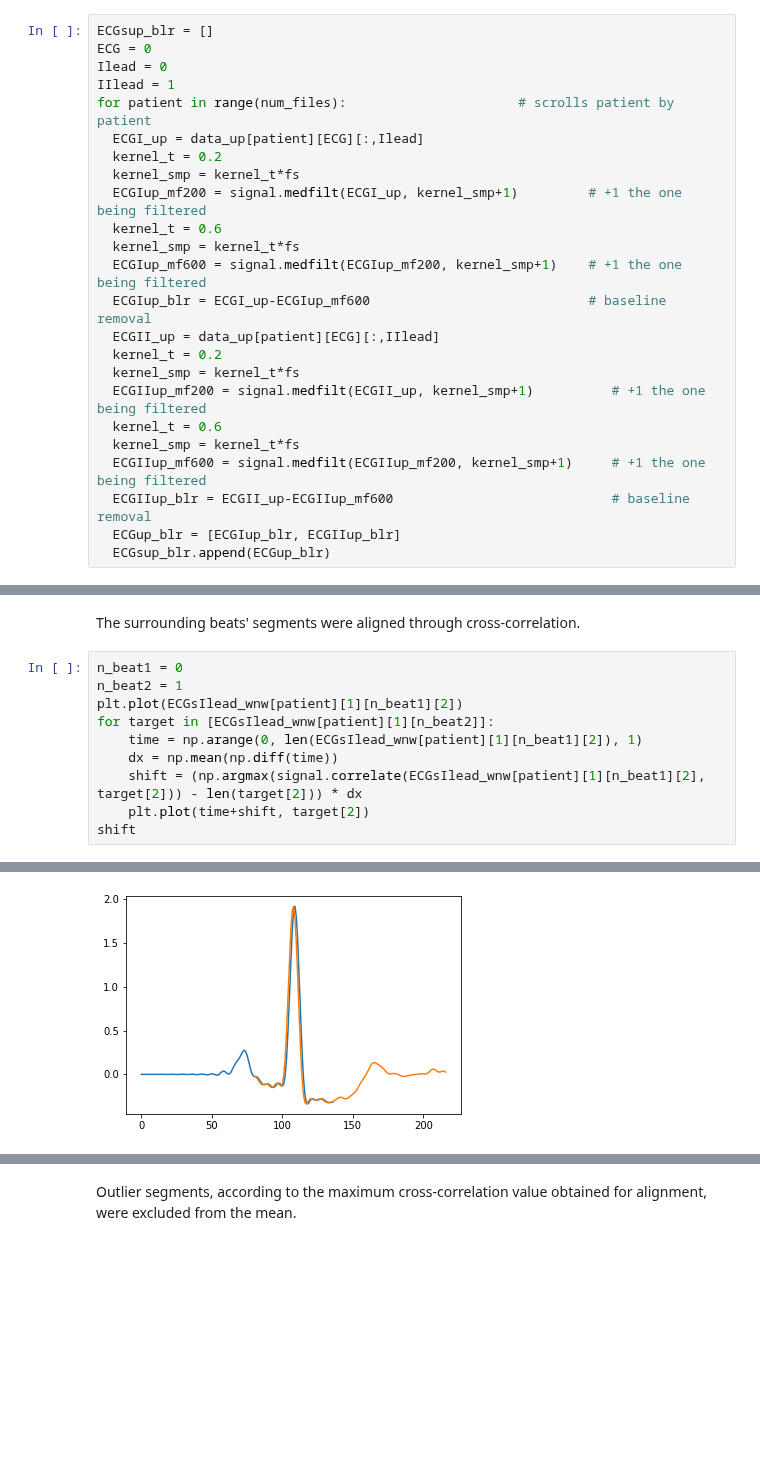
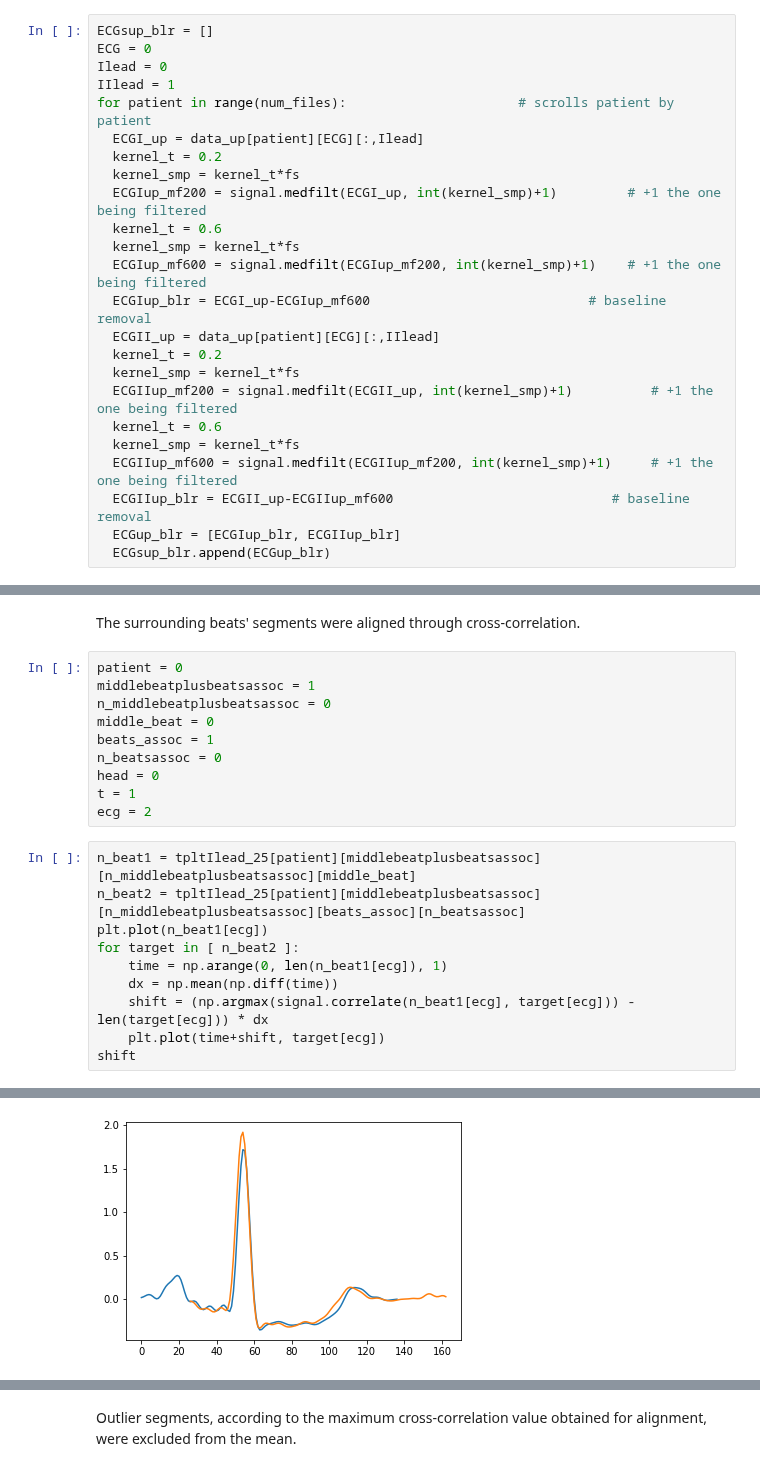
Before and after one commit to alice202122/AI_PROJECT, a Jupyter notebook: AI_Assignment.ipynb, the cells around one changed output, grey strips where cells are left out. Saved outputs shown, nothing was run; the diff lists cells and outputs as text; blank space fills up the shorter version.

Commit message:
Morpho per un beat aggiustato

```diff
--- a/AI_Assignment.ipynb
+++ b/AI_Assignment.ipynb
@@ -303,18 +303,18 @@ for patient in range(num_files):                      # scrolls patient by patie
   ECGI_up = data_up[patient][ECG][:,Ilead]
   kernel_t = 0.2
   kernel_smp = kernel_t*fs
-  ECGIup_mf200 = signal.medfilt(ECGI_up, kernel_smp+1)         # +1 the one being filtered
+  ECGIup_mf200 = signal.medfilt(ECGI_up, int(kernel_smp)+1)         # +1 the one being filtered
   kernel_t = 0.6
   kernel_smp = kernel_t*fs
-  ECGIup_mf600 = signal.medfilt(ECGIup_mf200, kernel_smp+1)    # +1 the one being filtered
+  ECGIup_mf600 = signal.medfilt(ECGIup_mf200, int(kernel_smp)+1)    # +1 the one being filtered
   ECGIup_blr = ECGI_up-ECGIup_mf600                            # baseline removal
   ECGII_up = data_up[patient][ECG][:,IIlead]
   kernel_t = 0.2
   kernel_smp = kernel_t*fs
-  ECGIIup_mf200 = signal.medfilt(ECGII_up, kernel_smp+1)          # +1 the one being filtered
+  ECGIIup_mf200 = signal.medfilt(ECGII_up, int(kernel_smp)+1)          # +1 the one being filtered
   kernel_t = 0.6
   kernel_smp = kernel_t*fs
-  ECGIIup_mf600 = signal.medfilt(ECGIIup_mf200, kernel_smp+1)     # +1 the one being filtered
+  ECGIIup_mf600 = signal.medfilt(ECGIIup_mf200, int(kernel_smp)+1)     # +1 the one being filtered
   ECGIIup_blr = ECGII_up-ECGIIup_mf600                            # baseline removal
   ECGup_blr = [ECGIup_blr, ECGIIup_blr]
   ECGsup_blr.append(ECGup_blr)
@@ -610,13 +589,23 @@ tpltIlead_25[patient][lst][middlebeat][beatsassoc][sel_beatsassoc]
 # %% [markdown]
 The surrounding beats' segments were aligned through cross-correlation.
+# %%
+patient = 0
+middlebeatplusbeatsassoc = 1
+n_middlebeatplusbeatsassoc = 0
+middle_beat = 0
+beats_assoc = 1
+n_beatsassoc = 0
+head = 0
+t = 1
+ecg = 2
 # %%
-n_beat1 = 0
-n_beat2 = 1
-plt.plot(ECGsIlead_wnw[patient][1][n_beat1][2])
-for target in [ECGsIlead_wnw[patient][1][n_beat2]]:
-    time = np.arange(0, len(ECGsIlead_wnw[patient][1][n_beat1][2]), 1)
+n_beat1 = tpltIlead_25[patient][middlebeatplusbeatsassoc][n_middlebeatplusbeatsassoc][middle_beat]
+n_beat2 = tpltIlead_25[patient][middlebeatplusbeatsassoc][n_middlebeatplusbeatsassoc][beats_assoc][n_beatsassoc]
+plt.plot(n_beat1[ecg])
+for target in [ n_beat2 ]:
+    time = np.arange(0, len(n_beat1[ecg]), 1)
     dx = np.mean(np.diff(time))
-    shift = (np.argmax(signal.correlate(ECGsIlead_wnw[patient][1][n_beat1][2], target[2])) - len(target[2])) * dx
-    plt.plot(time+shift, target[2])
+    shift = (np.argmax(signal.correlate(n_beat1[ecg], target[ecg])) - len(target[ecg])) * dx
+    plt.plot(time+shift, target[ecg])
 shift
 # %% [output]
@@ -624 +613 @@ shift
-[figure, old version]
+[figure, new version]
```
Also changed, not shown: parts of 22 cells of this notebook.
